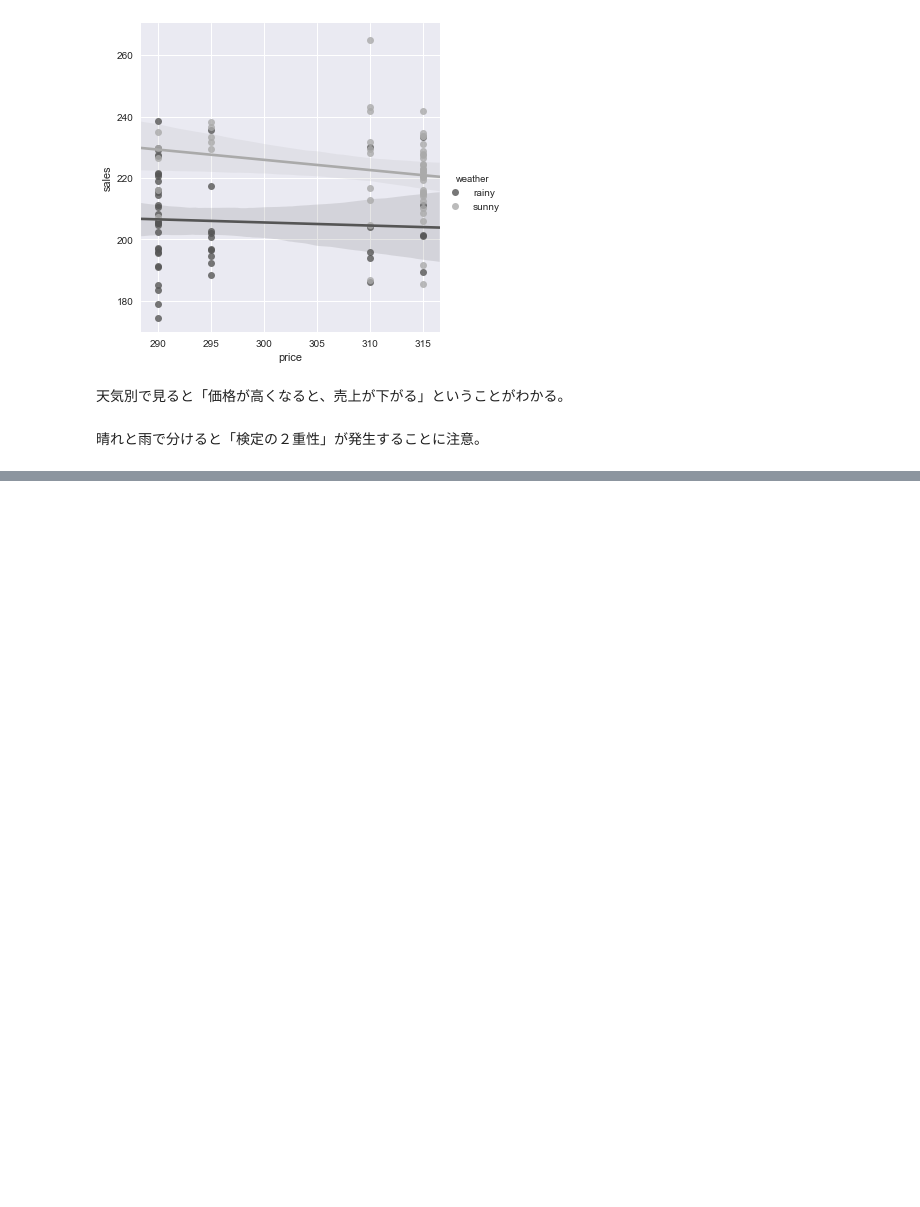
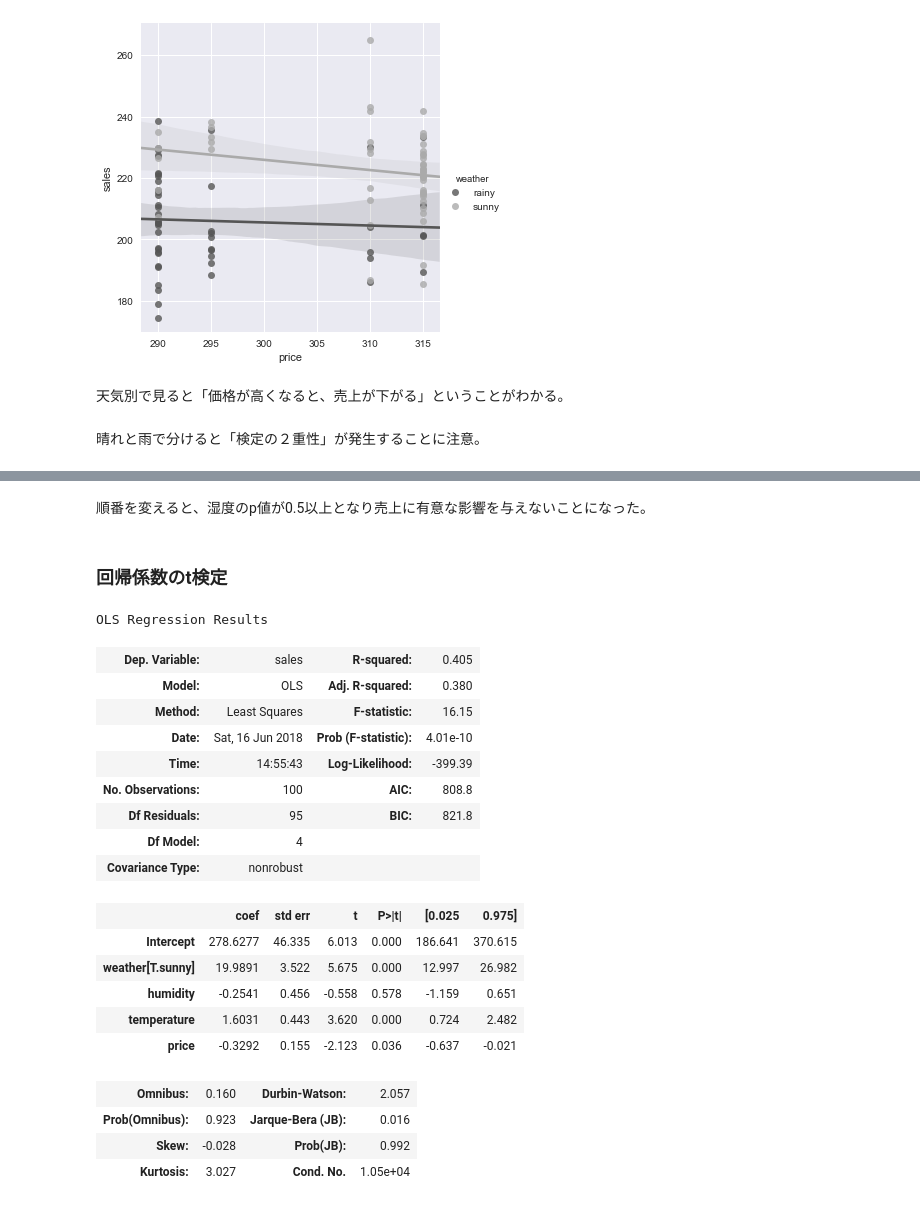
Before and after one commit to TakanoriHasebe/stats_with_python, a Jupyter notebook: 5-03複数の説明変数をもつモデル/複数の説明変数を持つモデル.ipynb, the cells around one changed output, grey strips where cells are left out. Drawn from its saved outputs; the diff is of its cells as text; code cells hidden in the pictures; blank space fills up the shorter version.

```diff
--- a/5-03複数の説明変数をもつモデル/複数の説明変数を持つモデル.ipynb
+++ b/5-03複数の説明変数をもつモデル/複数の説明変数を持つモデル.ipynb
@@ -97,0 +102,3 @@ sns.lmplot(x='price', y='sales', data=sales, hue= 'weather', palette='gray')
+# %%
+# 複数の説明変数を持つモデルを推定する
+lm_sales = smf.ols("sales ~ weather + humidity + temperature + price", data = sales).fit()
@@ -97,0 +143,27 @@ sns.lmplot(x='price', y='sales', data=sales, hue= 'weather', palette='gray')
+# %% [markdown]
+順番を変えると、湿度のp値が0.5以上となり売上に有意な影響を与えないことになった。<br>
+# %% [markdown]
+### 回帰係数のt検定
+# %%
+lm_sales.summary()
+# %% [output]
+OLS Regression Results
+| Dep. Variable: | sales | R-squared: | 0.405 |
+| Model: | OLS | Adj. R-squared: | 0.380 |
+| Method: | Least Squares | F-statistic: | 16.15 |
+| Date: | Sat, 16 Jun 2018 | Prob (F-statistic): | 4.01e-10 |
+| Time: | 14:55:43 | Log-Likelihood: | -399.39 |
+| No. Observations: | 100 | AIC: | 808.8 |
+| Df Residuals: | 95 | BIC: | 821.8 |
+| Df Model: | 4 |  |  |
+| Covariance Type: | nonrobust |  |  |
+|  | coef | std err | t | P>|t| | [0.025 | 0.975] |
+| Intercept | 278.6277 | 46.335 | 6.013 | 0.000 | 186.641 | 370.615 |
+| weather[T.sunny] | 19.9891 | 3.522 | 5.675 | 0.000 | 12.997 | 26.982 |
+| humidity | -0.2541 | 0.456 | -0.558 | 0.578 | -1.159 | 0.651 |
+| temperature | 1.6031 | 0.443 | 3.620 | 0.000 | 0.724 | 2.482 |
+| price | -0.3292 | 0.155 | -2.123 | 0.036 | -0.637 | -0.021 |
+| Omnibus: | 0.160 | Durbin-Watson: | 2.057 |
+| Prob(Omnibus): | 0.923 | Jarque-Bera (JB): | 0.016 |
+| Skew: | -0.028 | Prob(JB): | 0.992 |
+| Kurtosis: | 3.027 | Cond. No. | 1.05e+04 |
```
Also changed, not shown: parts of 27 cells of this notebook.
